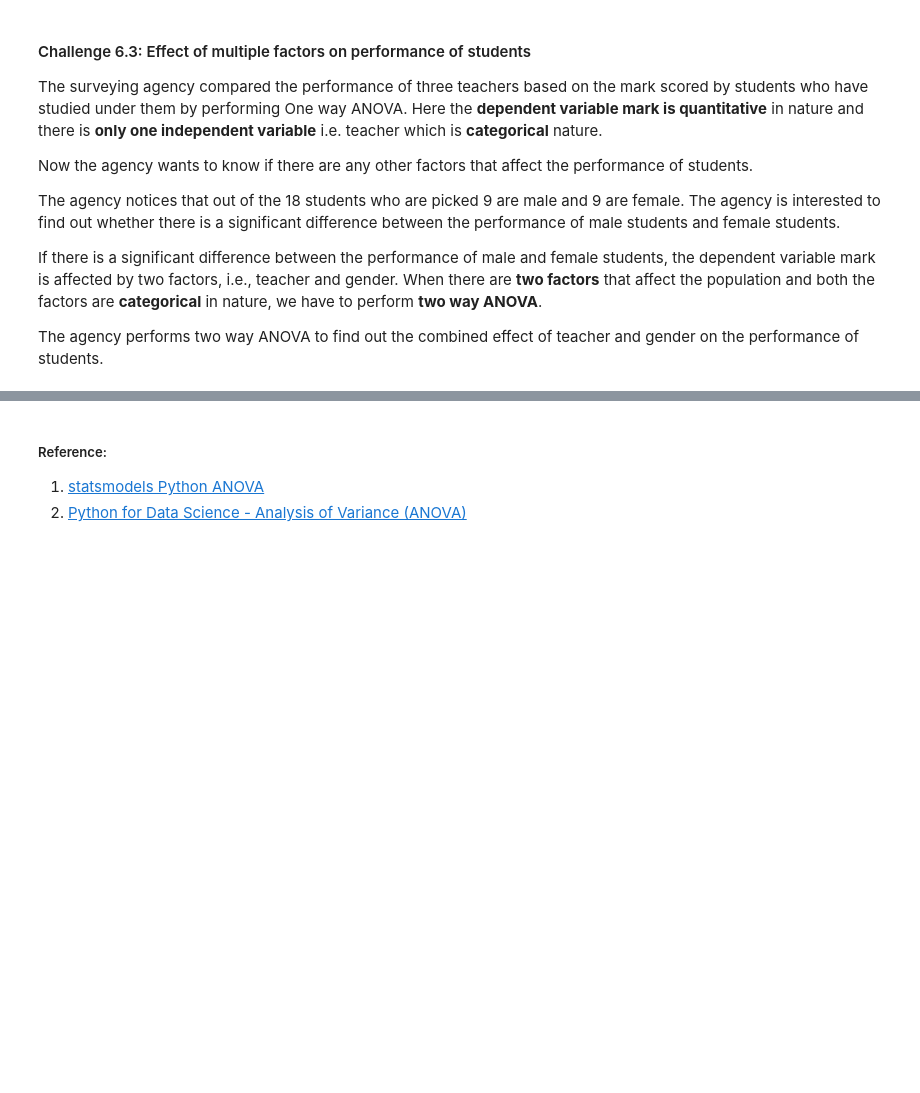
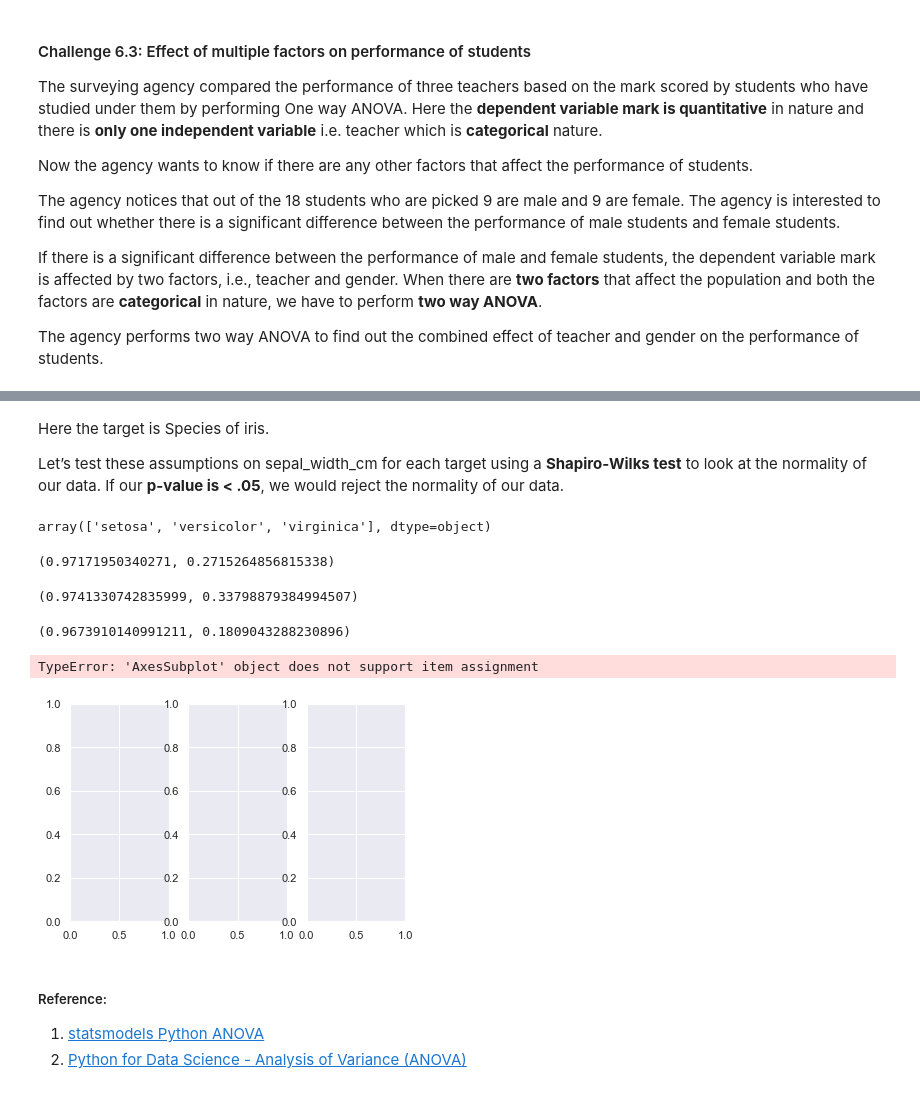
Before and after one commit to jeswingeorge/Python-DS-notes, a Jupyter notebook: Statistics/SI/7.statistical_inference_part-6.ipynb, the cells around one changed output, grey strips where cells are left out. Drawn from its saved outputs; the diff is of its cells as text; code cells hidden in the pictures; blank space fills up the shorter version.

Commit message:
QQ plots and subplots

```diff
--- a/Statistics/SI/7.statistical_inference_part-6.ipynb
+++ b/Statistics/SI/7.statistical_inference_part-6.ipynb
@@ -377,0 +391,2 @@ The agency performs two way ANOVA to find out the combined effect of teacher and
+# %%
+iris = sns.load_dataset('iris')
@@ -377,0 +402,4 @@ The agency performs two way ANOVA to find out the combined effect of teacher and
+# %% [markdown]
+Here the target is Species of iris.
+
+Let’s test these assumptions on sepal_width_cm for each target using a __Shapiro-Wilks test__ to look at the normality of our data. If our __p-value is < .05__, we would reject the normality of our data.
@@ -377,0 +408,16 @@ The agency performs two way ANOVA to find out the combined effect of teacher and
+# %%
+iris['species'].unique()
+# %% [output]
+array(['setosa', 'versicolor', 'virginica'], dtype=object)
+# %%
+shapiro(iris['sepal_width'][iris['species']=='setosa']) # As p-value > 0.05 so it is a normal distrbution
+# %% [output]
+(0.97171950340271, 0.2715264856815338)
+# %%
+shapiro(iris['sepal_width'][iris['species']=='versicolor']) # As p-value > 0.05 so it is a normal distrbution
+# %% [output]
+(0.9741330742835999, 0.33798879384994507)
+# %%
+shapiro(iris['sepal_width'][iris['species']=='virginica']) # As p-value > 0.05 so it is a normal distrbution
+# %% [output]
+(0.9673910140991211, 0.1809043288230896)
@@ -378,3 +426,19 @@ The agency performs two way ANOVA to find out the combined effect of teacher and
+# %%
+nrows = 1
+ncols = 3
+i = 1
+fig, axs = plt.subplots(1, 3)
+for col in iris['species'].unique():
+    axs[1][i] = stats.probplot(iris['sepal_width'][iris['species']==col])
+    str_title = "QQ-plot for Species - {}".format(col)
+    axs[1][i].set_title(str_title,fontsize=11)
+    i+=1
+
+plt.tight_layout();
+plt.show();
+# %% [output]
+TypeError: 'AxesSubplot' object does not support item assignment
+[figure, added]
 # %% [markdown]
 ##### Reference:
 1. [statsmodels Python ANOVA](https://www.statsmodels.org/stable/generated/statsmodels.stats.anova.anova_lm.html)
```
Also changed, not shown: parts of 6 cells of this notebook, 4 other files.
